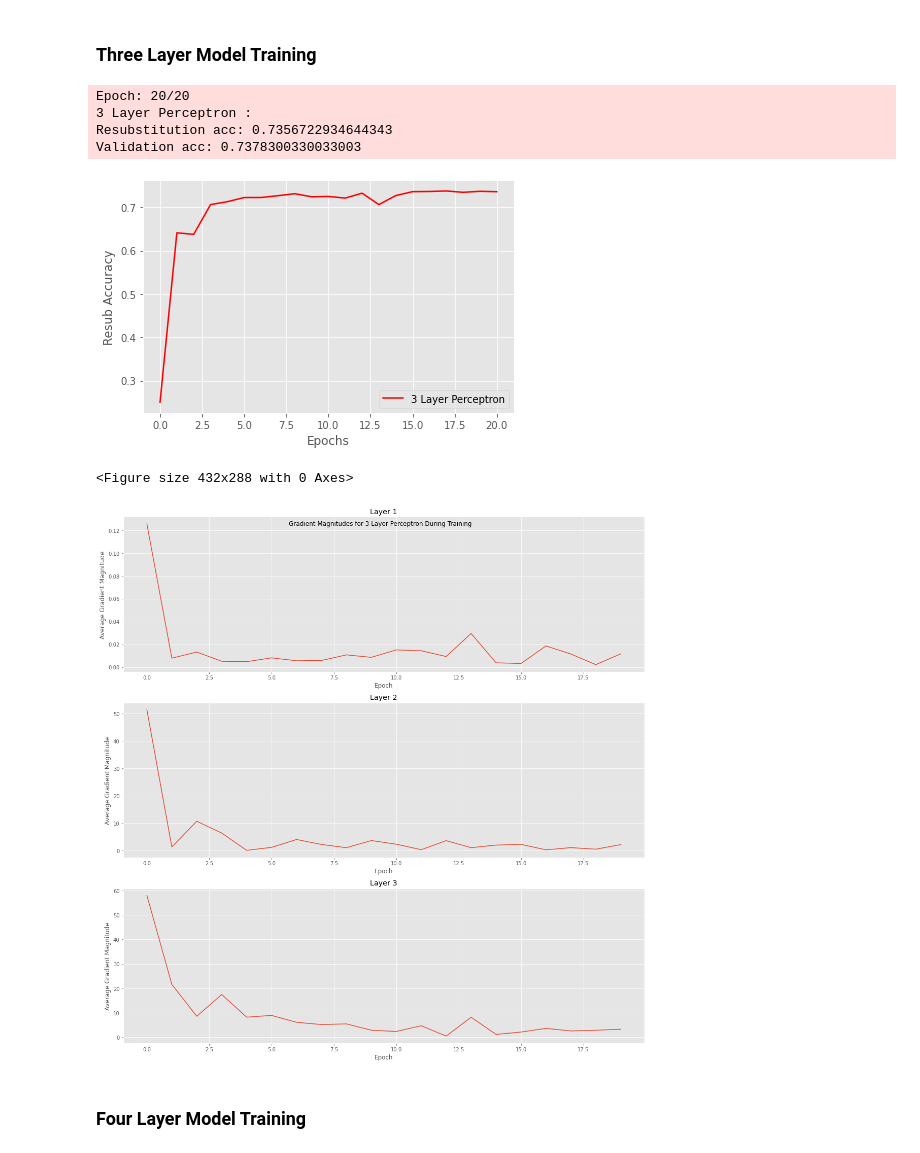
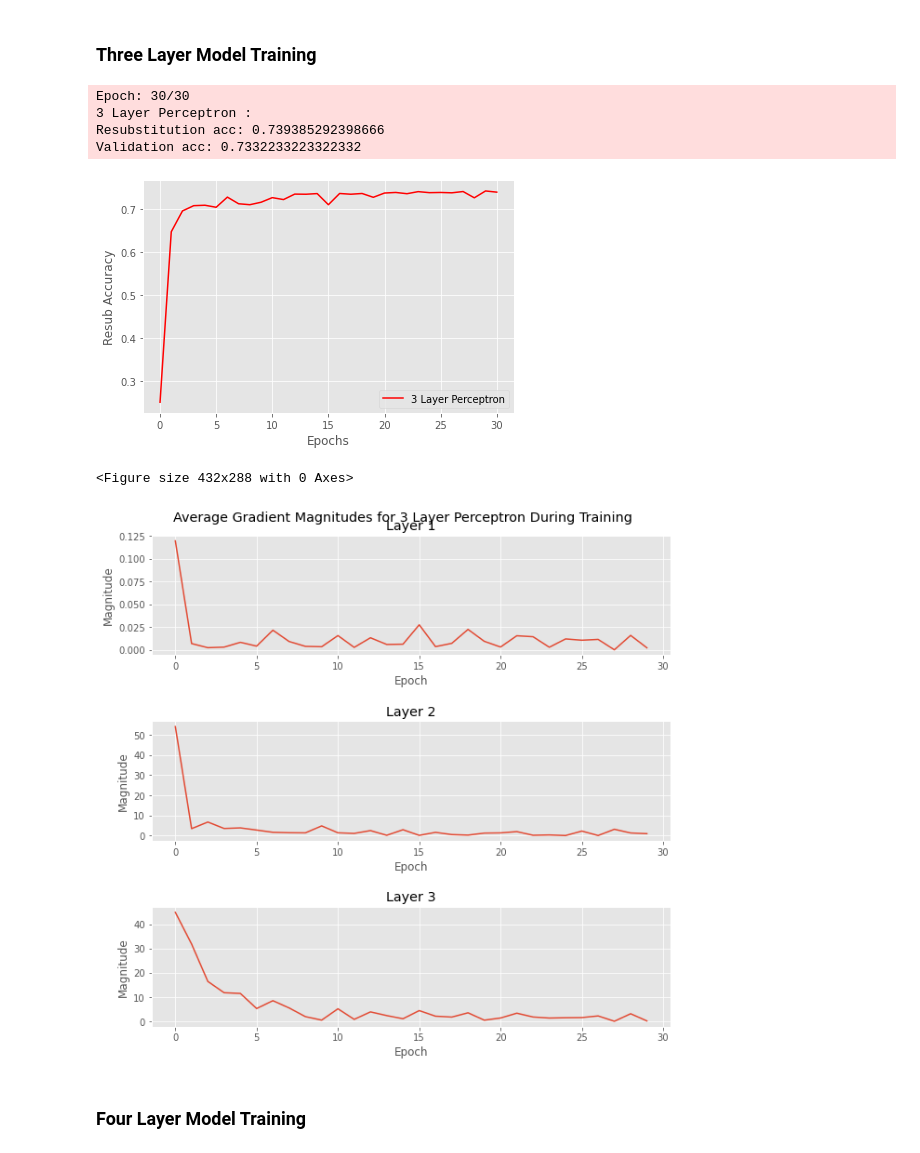
Before and after one commit to Djaenk/Artificial-Intelligence-Python, a Jupyter notebook: Multi-Layer Perception.ipynb, the cells around one changed output. Cells and saved outputs as stored; diff of their text form; code cells hidden in the pictures.

Commit message:
Graph formatting fixes

```diff
--- a/Multi-Layer Perception.ipynb
+++ b/Multi-Layer Perception.ipynb
@@ -336,7 +336,7 @@ def print_result(nn,X_train,y_train,X_test,y_test,title="",color="red"):
 vals = {
     'n_hidden': 30,
     'C': 0.1,
-    'epochs': 20,
+    'epochs': 30,
     'eta': 0.001,
     'alpha': 0.001,
     'minibatches': 50,
@@ -649,40 +649,40 @@ import seaborn
 
 def plot_gradients(nn, num_layers):
     pyplot.figure()
-    pyplot.subplots(figsize=(15, 5 * num_layers))
-    pyplot.tight_layout()
-    pyplot.suptitle(f'Gradient Magnitudes for {num_layers} Layer Perceptron During Training')
+    pyplot.subplots(figsize=(10, 3 * num_layers))
+    pyplot.subplots_adjust(top=0.88+num_layers*.01, hspace=0.55)
+    pyplot.suptitle(f'Average Gradient Magnitudes for {num_layers} Layer Perceptron During Training', size='x-large')
     for i in range(num_layers):
         pyplot.subplot(num_layers, 1, i + 1)
-        seaborn.lineplot(data=np.abs(nn.grad_w_[i])).set(xlabel='Epoch', title=f'Layer {i+1}', ylabel='Average Gradient Magnitude')
+        seaborn.lineplot(data=np.abs(nn.grad_w_[i])).set(xlabel='Epoch', title=f'Layer {i+1}', ylabel='Magnitude')
 # %% [markdown]
 ### Three Layer Model Training
 # %%
 vals = {
     'num_layers': 3,
     'n_hidden': [30, 30],
     'C': 0.01,
-    'epochs': 20,
+    'epochs': 30,
     'eta': 0.001,
     'random_state': 1,
     'shuffle': True,
     'minibatches': 50
 }
 
 X_train, X_test, y_train, y_test = split_dataframe(dataframe)
 three_layer_model = MultiLayerPerceptron(**vals)
 three_layer_model.fit(X_train, y_train, print_progress=True)
 print_result(three_layer_model, X_train, y_train, X_test, y_test, title='3 Layer Perceptron')
 plot_gradients(three_layer_model, 3)
 e_3 = 1 - accuracy_score(y_test, three_layer_model.predict(X_test))
 # %% [output]
-Epoch: 20/20
+Epoch: 30/30
 3 Layer Perceptron :
-Resubstitution acc: 0.7356722934644343
-Validation acc: 0.7378300330033003
+Resubstitution acc: 0.739385292398666
+Validation acc: 0.7332233223322332
-[figure, old version]
+[figure, new version]
 <Figure size 432x288 with 0 Axes>
-[figure, old version]
+[figure, new version]
 # %% [markdown]
 ### Four Layer Model Training
 # %%
```
Also changed, not shown: parts of 7 cells of this notebook.
